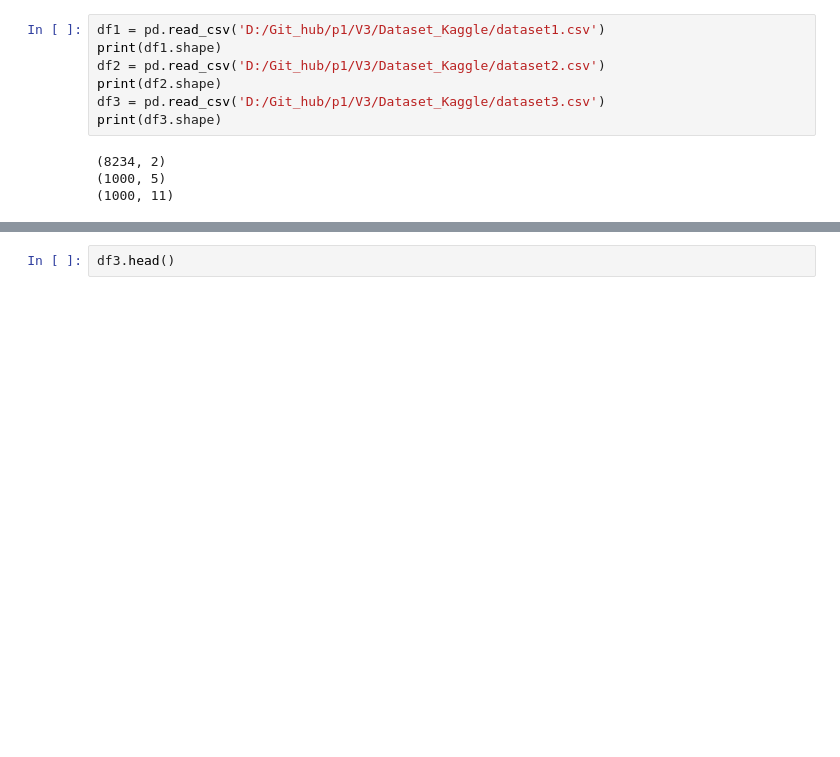
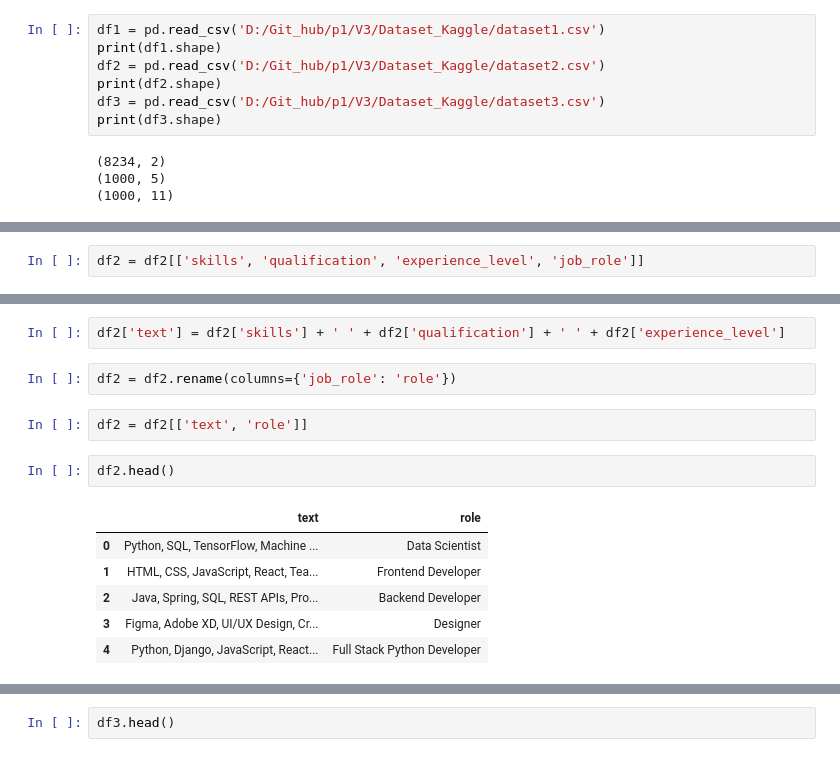
Before and after one commit to Varun-354/ParakhIQ, a Jupyter notebook: V3/preprocessing.ipynb, the cells around one changed output, grey strips where cells are left out. Saved outputs shown, nothing was run; the diff lists cells and outputs as text; blank space fills up the shorter version.

```diff
--- a/V3/preprocessing.ipynb
+++ b/V3/preprocessing.ipynb
@@ -59,3 +125,5 @@ df2.head()
 | 2 | 3 | Java, Spring, SQL, REST APIs, Pro... | Bachelor's in Software Engineering | Senior | Backend Developer |
 | 3 | 4 | Figma, Adobe XD, UI/UX Design, Cr... | Bachelor's in Design | Entry | Designer |
 | 4 | 5 | Python, Django, JavaScript, React... | Master's in Computer Science | Mid | Full Stack Python Developer |
+# %%
+df2 = df2[['skills', 'qualification', 'experience_level', 'job_role']]
@@ -61,0 +139,15 @@ df2.head()
+# %%
+df2['text'] = df2['skills'] + ' ' + df2['qualification'] + ' ' + df2['experience_level']
+# %%
+df2 = df2.rename(columns={'job_role': 'role'})
+# %%
+df2 = df2[['text', 'role']]
+# %%
+df2.head()
+# %% [output]
+|  | text | role |
+| 0 | Python, SQL, TensorFlow, Machine ... | Data Scientist |
+| 1 | HTML, CSS, JavaScript, React, Tea... | Frontend Developer |
+| 2 | Java, Spring, SQL, REST APIs, Pro... | Backend Developer |
+| 3 | Figma, Adobe XD, UI/UX Design, Cr... | Designer |
+| 4 | Python, Django, JavaScript, React... | Full Stack Python Developer |
```
Also changed, not shown: parts of 97 cells of this notebook, 1 other file.
